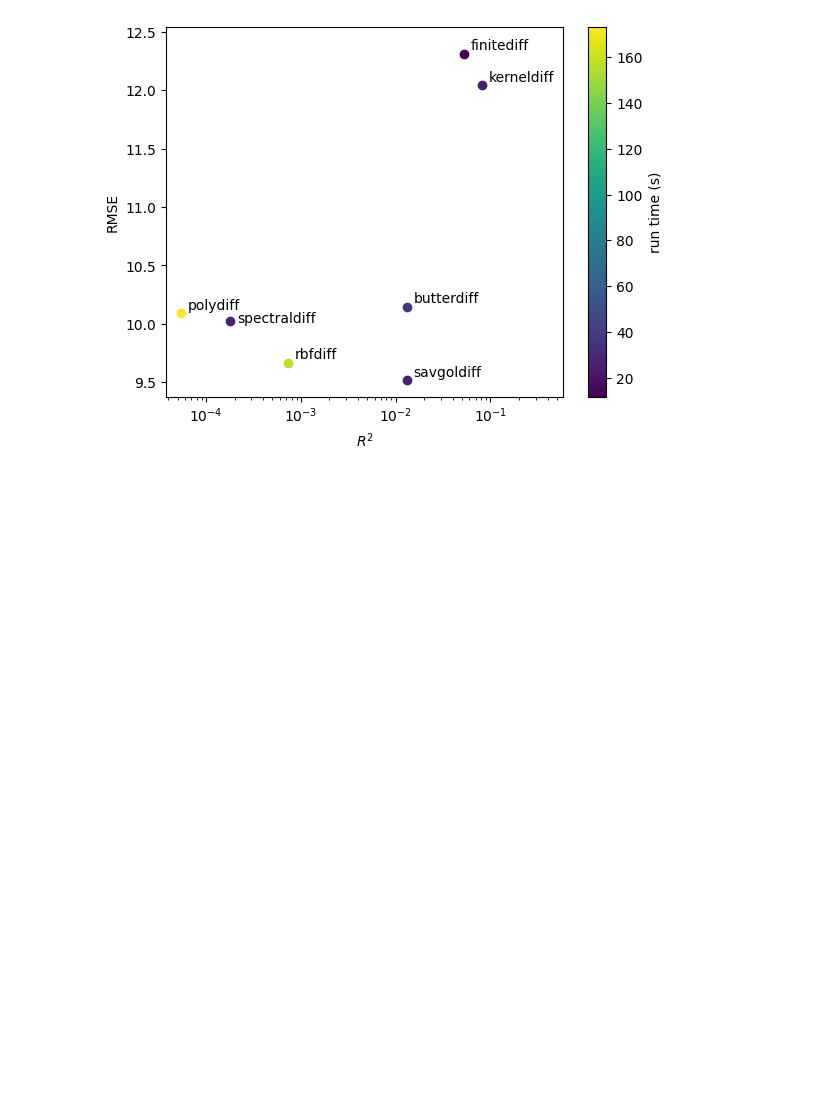
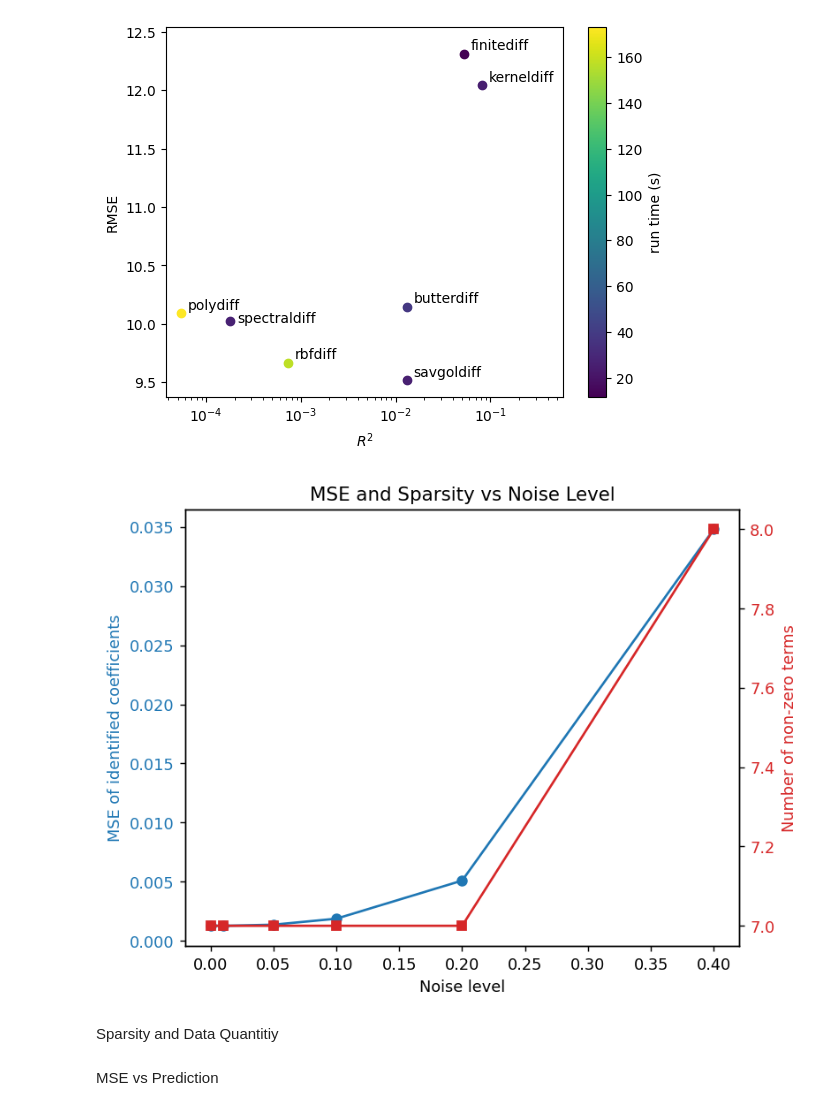
Before and after one commit to alexje76/SINDY-Noise-Investigation, a Jupyter notebook: test.ipynb, the cells around one changed output. Cells and saved outputs as stored; diff of their text form; code cells hidden in the pictures; blank space fills up the shorter version.

Commit message:
Added many plots, and lorenz_advance - currently dirty code

```diff
--- a/test.ipynb
+++ b/test.ipynb
@@ -286,5 +290,5 @@ stlsq_optimizer = ps.STLSQ(threshold=sparsity_threshold, alpha=0.05) # alpha can
 model = ps.SINDy(optimizer=stlsq_optimizer)
 
 # Define the polynomial library with degree 3
-poly_library = ps.PolynomialLibrary(degree=3)
+poly_library = ps.PolynomialLibrary(degree=2)
 # %%
@@ -312,7 +319,46 @@ for i, noise in enumerate(noise_levels):
+# %%
+#Calculate MSE for each noise level using our SINDy
+MSEs_ours = []
+XIs_ours = []
+for i, noise in enumerate(noise_levels):
+    traj = mysindy.Trajectory(mysindy.lorenz, x_0, dt, num_steps, noise)
+    #this would be where we apply our own sindy implementation, but for now we'll just use the one from pysindy to make sure everything is working
+    lib = mysindy.library_function(traj.x_denoised.transpose(), 2, df=False)
+    sol = stls(lib, traj.x_dot_denoised.transpose(), threshold)
+
+
+    XIs_ours.append(xi)
+
+    #This is the end of where our sindy implementation differs
+
+    lorenz_arr_padded = mysindy.lorenz_array(xi.transpose())
+    #print(xi.transpose().shape)
+    #print(lorenz_arr_padded.shape)
+    MSEs.append(mean_squared_error(xi.transpose(), lorenz_arr_padded))
+term_nums_ours = [np.count_nonzero(xi) for xi in XIs_ours]
 # %%
-ax = plt.figure(dpi=128).add_subplot()
-ax.plot(noise_levels, MSEs, marker="o")
-ax.set_xlabel("Noise level")
-ax.set_ylabel("MSE of identified coefficients")
-ax.set_title("MSE of identified coefficients vs noise level")
+# 1. Create the main figure and axis
+fig, ax1 = plt.subplots(dpi=128)
+
+# 2. Plot MSEs on the left y-axis
+ax1.plot(noise_levels, MSEs, marker="o", color="tab:blue", label="MSE")
+ax1.set_xlabel("Noise level")
+ax1.set_ylabel("MSE of identified coefficients", color="tab:blue")
+ax1.tick_params(axis='y', labelcolor="tab:blue")
+
+# 3. Create a second y-axis sharing the same x-axis
+ax2 = ax1.twinx()
+ax2.plot(noise_levels, term_nums, marker="s", color="tab:red", label="Non-zero terms")
+ax2.set_ylabel("Number of non-zero terms", color="tab:red")
+ax2.tick_params(axis='y', labelcolor="tab:red")
+
+# 4. Final formatting
+plt.title("MSE and Sparsity vs Noise Level")
+fig.tight_layout() # Ensures labels don't overlap
 plt.show()
+# %% [output]
+[figure, added]
+# %% [markdown]
+Sparsity and Data Quantitiy
+# %% [markdown]
+MSE vs Prediction
```
Also changed, not shown: parts of 10 cells of this notebook, 2 other files.
